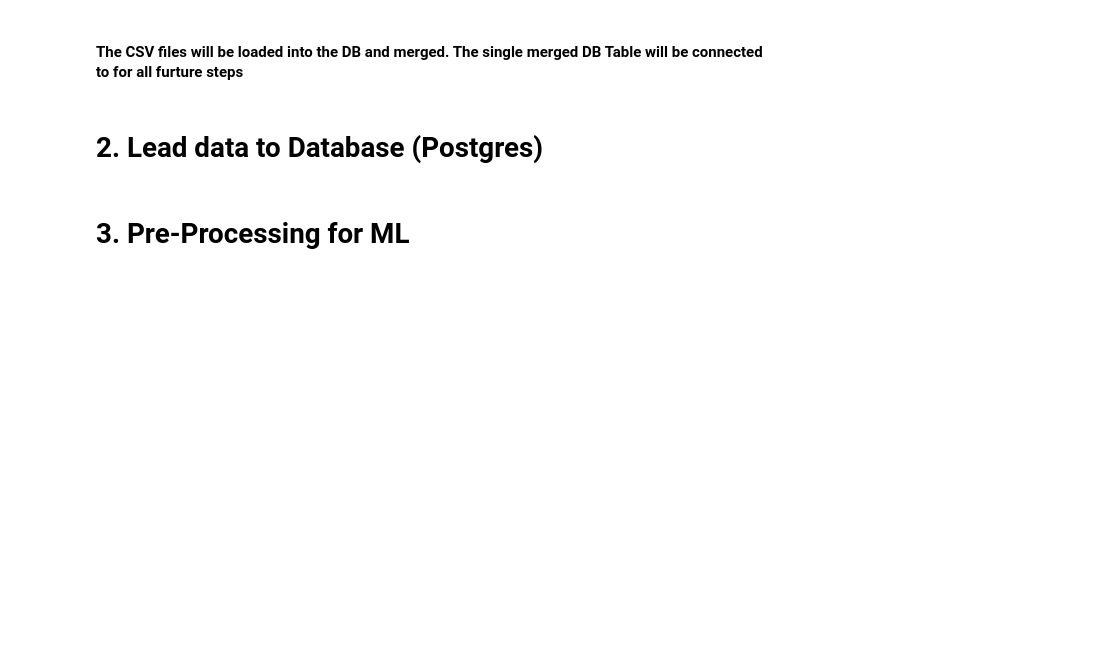
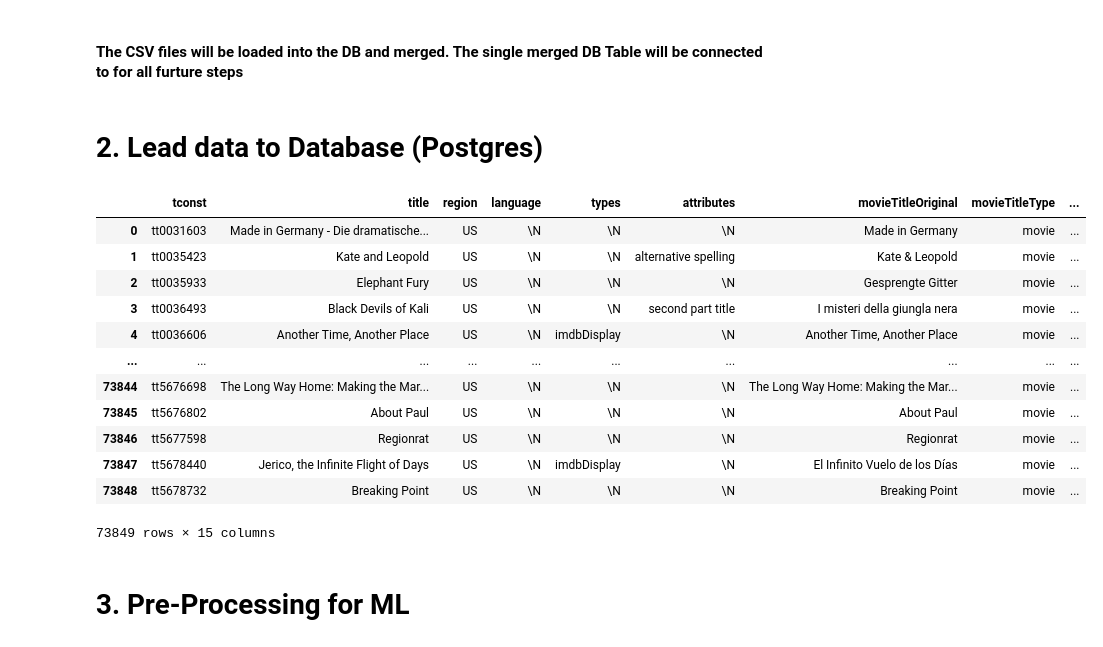
Before and after one commit to hemsmalli5/test, a Jupyter notebook: Project_Master.ipynb, the cells around one changed output. Drawn from its saved outputs; the diff is of its cells as text; code cells hidden in the pictures; blank space fills up the shorter version.

```diff
--- a/Project_Master.ipynb
+++ b/Project_Master.ipynb
@@ -407,3 +420,20 @@ movie_crew_clean.to_sql(name='movie_crew', con=engine)
+# %%
+movie_data_2 = pd.read_sql_query('select * from "movie_data_sql"',con=engine)
+movie_data_2
+# %% [output]
+|  | tconst | title | region | language | types | attributes | movieTitleOriginal | movieTitleType | ... |
+| 0 | tt0031603 | Made in Germany - Die dramatische... | US | \N | \N | \N | Made in Germany | movie | ... |
+| 1 | tt0035423 | Kate and Leopold | US | \N | \N | alternative spelling | Kate & Leopold | movie | ... |
+| 2 | tt0035933 | Elephant Fury | US | \N | \N | \N | Gesprengte Gitter | movie | ... |
+| 3 | tt0036493 | Black Devils of Kali | US | \N | \N | second part title | I misteri della giungla nera | movie | ... |
+| 4 | tt0036606 | Another Time, Another Place | US | \N | imdbDisplay | \N | Another Time, Another Place | movie | ... |
+| ... | ... | ... | ... | ... | ... | ... | ... | ... | ... |
+| 73844 | tt5676698 | The Long Way Home: Making the Mar... | US | \N | \N | \N | The Long Way Home: Making the Mar... | movie | ... |
+| 73845 | tt5676802 | About Paul | US | \N | \N | \N | About Paul | movie | ... |
+| 73846 | tt5677598 | Regionrat | US | \N | \N | \N | Regionrat | movie | ... |
+| 73847 | tt5678440 | Jerico, the Infinite Flight of Days | US | \N | imdbDisplay | \N | El Infinito Vuelo de los Días | movie | ... |
+| 73848 | tt5678732 | Breaking Point | US | \N | \N | \N | Breaking Point | movie | ... |
+73849 rows × 15 columns
 # %% [markdown]
 # 3. Pre-Processing for ML
 # %% [markdown]
```
Also changed, not shown: parts of 4 cells of this notebook.
